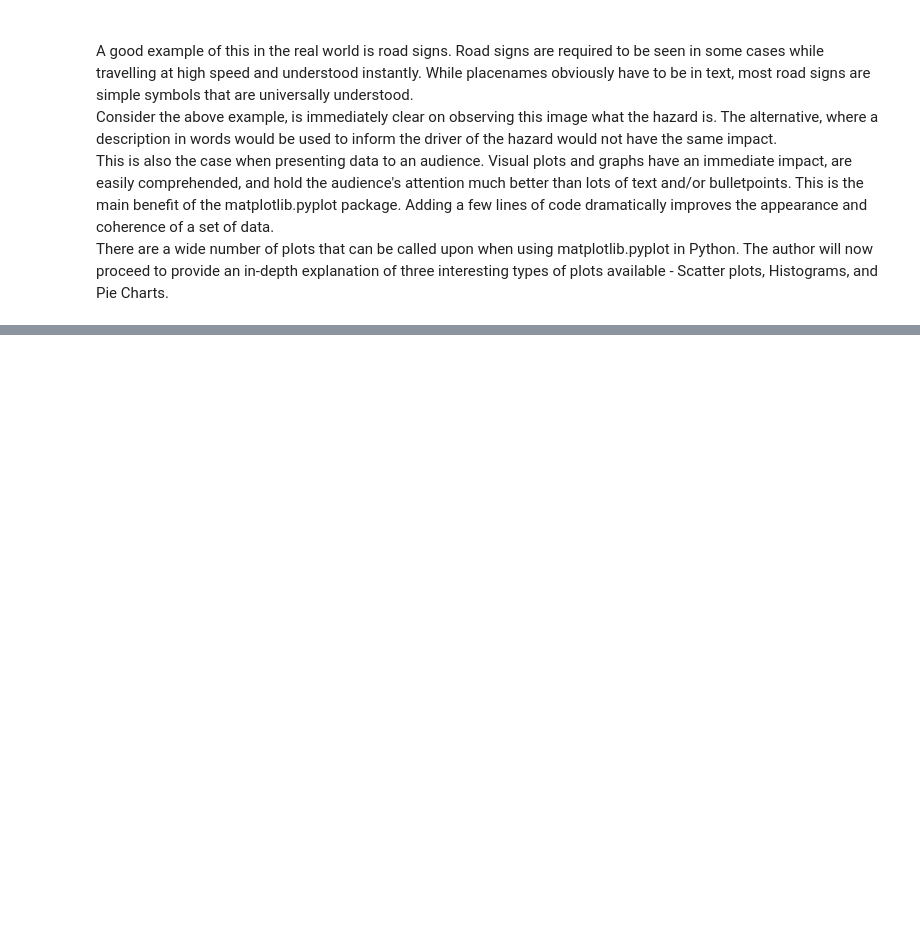
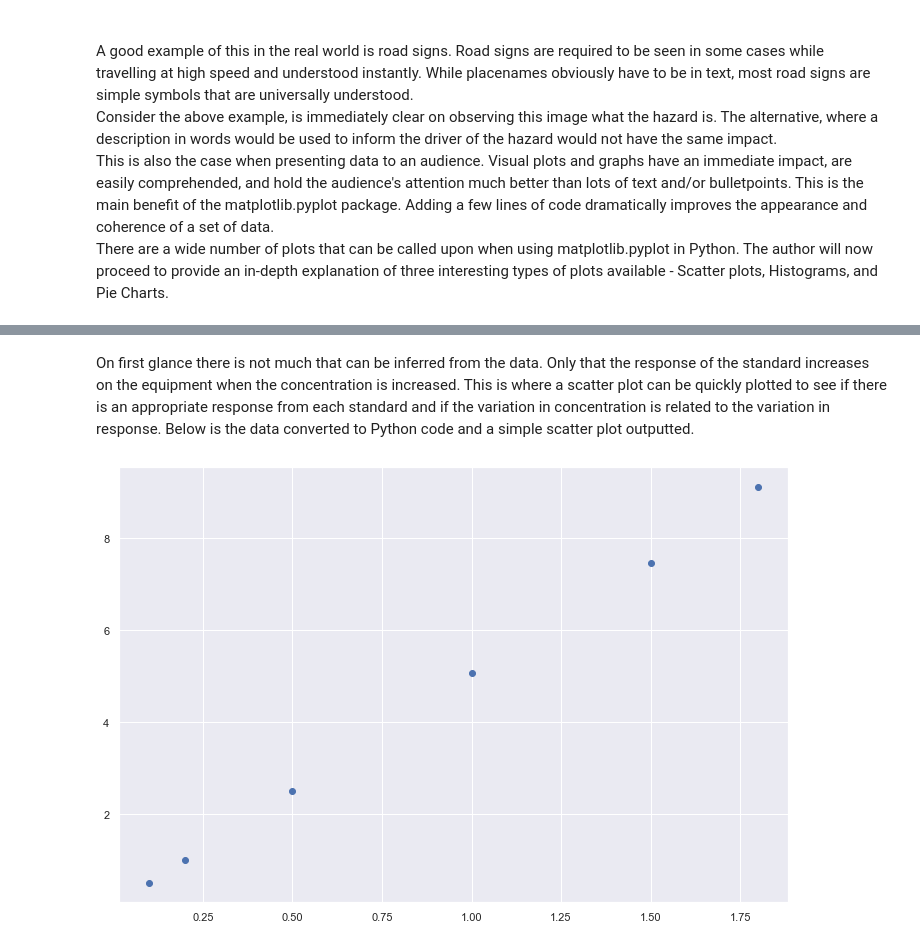
Before and after one commit to G00398275/FODA2021, a Jupyter notebook: pyplot.ipynb, the cells around one changed output, grey strips where cells are left out. Saved outputs shown, nothing was run; the diff lists cells and outputs as text; code cells hidden in the pictures; blank space fills up the shorter version.

Commit message:
Adding scatter plot discussion and examples

```diff
--- a/pyplot.ipynb
+++ b/pyplot.ipynb
@@ -53,0 +70,13 @@ There are a wide number of plots that can be called upon when using matplotlib.p
+# %% [markdown]
+On first glance there is not much that can be inferred from the data. Only that the response of the standard increases on the equipment when the concentration is increased. This is where a scatter plot can be quickly plotted to see if there is an appropriate response from each standard and if the variation in concentration is related to the variation in response. Below is the data converted to Python code and a simple scatter plot outputted.
+# %%
+# x-axis data, usually these are the known values, in this case the standard concentrations
+x = [0.1, 0.2, 0.5, 1.0, 1.5, 1.8]
+# y-axis data, the measured values, in this case the responses
+y = [0.504734, 0.998909, 2.487174, 5.074356, 7.461278, 9.11365]
+
+# Creating and showing simple scatter plot
+plt.scatter(x,y)
+plt.show()
+# %% [output]
+[figure, added]
```
Also changed, not shown: parts of 9 cells of this notebook.
